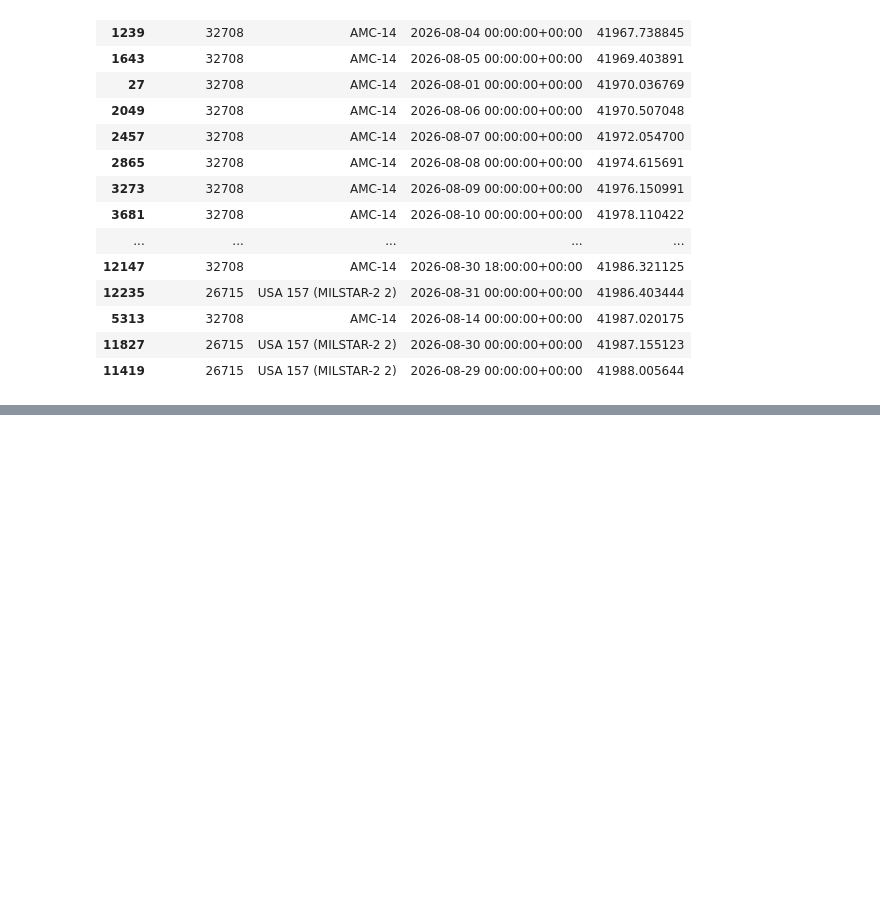
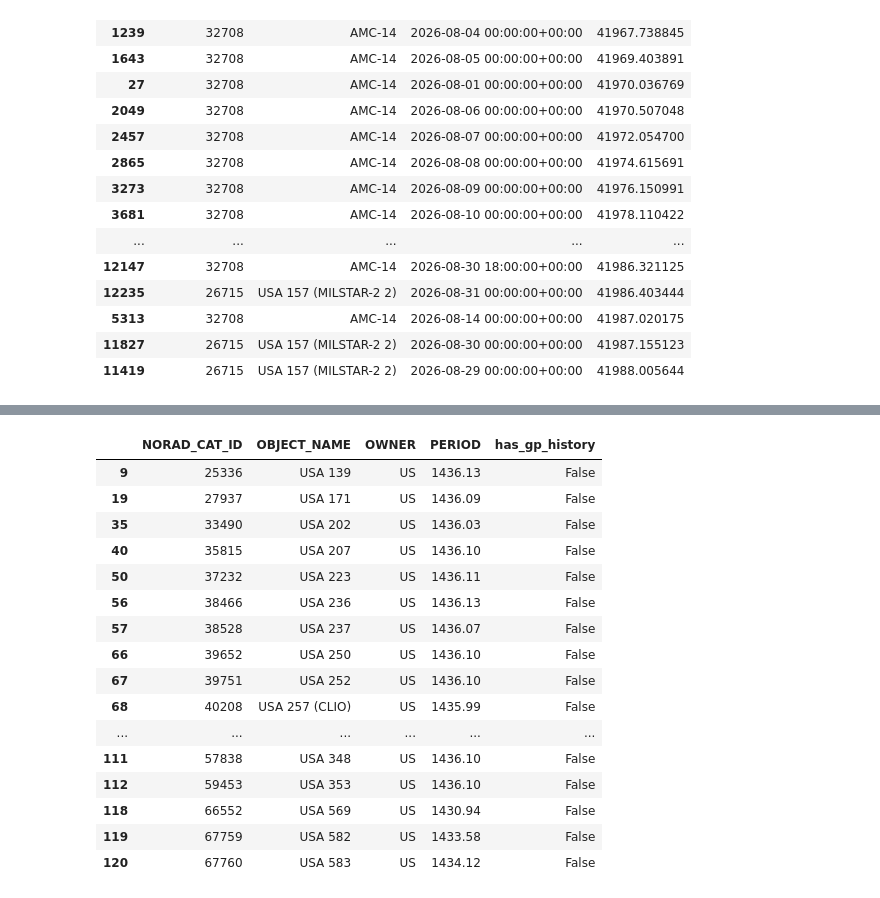
Before and after one commit to leolangou/Space_Logistics, a Jupyter notebook: Space_Track_Data.ipynb, the cells around one changed output, grey strips where cells are left out. Drawn from its saved outputs; the diff is of its cells as text; code cells hidden in the pictures; blank space fills up the shorter version.

```diff
--- a/Space_Track_Data.ipynb
+++ b/Space_Track_Data.ipynb
@@ -420,0 +466,27 @@ display(
+# %%
+missing_check = missing_catalog.copy()
+
+missing_check["has_gp_history"] = (
+    missing_check["NORAD_CAT_ID"]
+    .isin(history_ids)
+)
+
+display(missing_check)
+# %% [output]
+|  | NORAD_CAT_ID | OBJECT_NAME | OWNER | PERIOD | has_gp_history |
+| 9 | 25336 | USA 139 | US | 1436.13 | False |
+| 19 | 27937 | USA 171 | US | 1436.09 | False |
+| 35 | 33490 | USA 202 | US | 1436.03 | False |
+| 40 | 35815 | USA 207 | US | 1436.10 | False |
+| 50 | 37232 | USA 223 | US | 1436.11 | False |
+| 56 | 38466 | USA 236 | US | 1436.13 | False |
+| 57 | 38528 | USA 237 | US | 1436.07 | False |
+| 66 | 39652 | USA 250 | US | 1436.10 | False |
+| 67 | 39751 | USA 252 | US | 1436.10 | False |
+| 68 | 40208 | USA 257 (CLIO) | US | 1435.99 | False |
+| ... | ... | ... | ... | ... | ... |
+| 111 | 57838 | USA 348 | US | 1436.10 | False |
+| 112 | 59453 | USA 353 | US | 1436.10 | False |
+| 118 | 66552 | USA 569 | US | 1430.94 | False |
+| 119 | 67759 | USA 582 | US | 1433.58 | False |
+| 120 | 67760 | USA 583 | US | 1434.12 | False |
```
Also changed, not shown: parts of 5 cells of this notebook, 1 other file.
